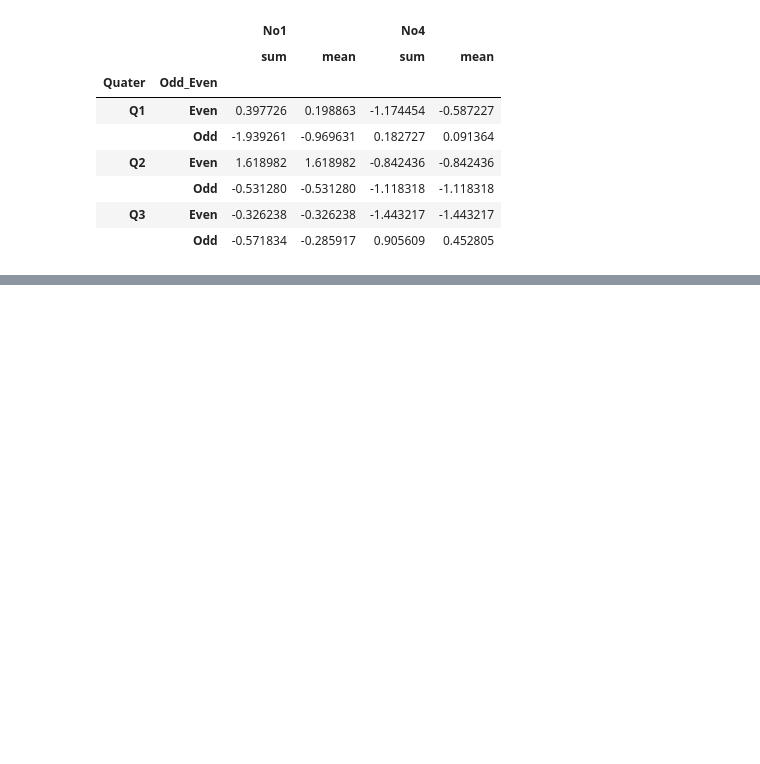
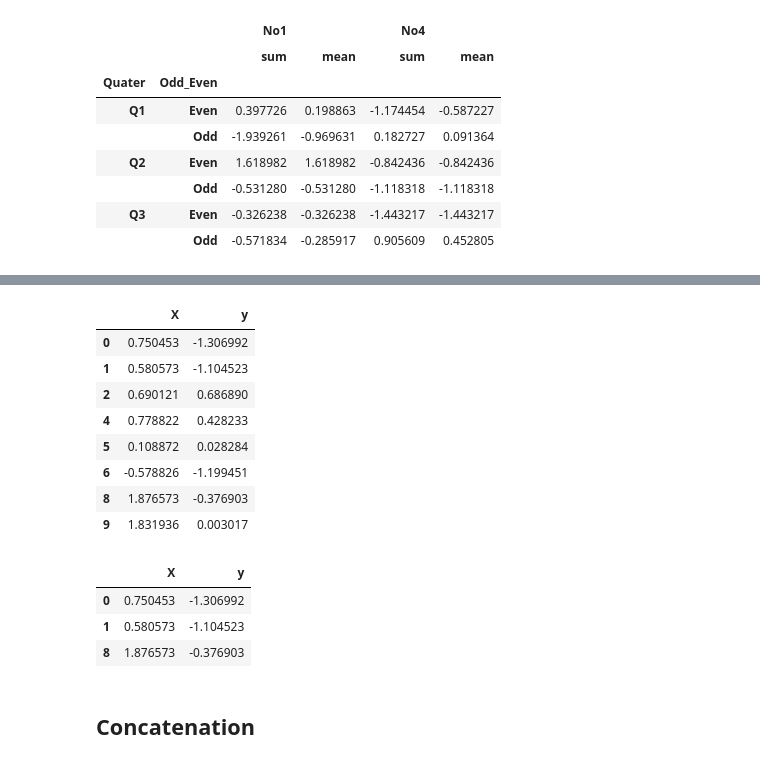
Before and after one commit to Kalebb12/Quantitative-Trading, a Jupyter notebook: learning/08_pandas.ipynb, the cells around one changed output, grey strips where cells are left out. Saved outputs shown, nothing was run; the diff lists cells and outputs as text; code cells hidden in the pictures; blank space fills up the shorter version.

```diff
--- a/learning/8_pandas.ipynb
+++ b/learning/08_pandas.ipynb
@@ -459,0 +460,4 @@ groups[['No1', 'No4']].aggregate(['sum',np.mean])
+# %%
+data = np.random.standard_normal((10,2))
+df = pd.DataFrame(data, columns=['X','y'])
+df.info()
@@ -459,0 +517,21 @@ groups[['No1', 'No4']].aggregate(['sum',np.mean])
+# %%
+df[(df.X > 0) | (df.y < 0)]
+# %% [output]
+|  | X | y |
+| 0 | 0.750453 | -1.306992 |
+| 1 | 0.580573 | -1.104523 |
+| 2 | 0.690121 | 0.686890 |
+| 4 | 0.778822 | 0.428233 |
+| 5 | 0.108872 | 0.028284 |
+| 6 | -0.578826 | -1.199451 |
+| 8 | 1.876573 | -0.376903 |
+| 9 | 1.831936 | 0.003017 |
+# %%
+df[(df.X > 0) & (df.y < 0)]
+# %% [output]
+|  | X | y |
+| 0 | 0.750453 | -1.306992 |
+| 1 | 0.580573 | -1.104523 |
+| 8 | 1.876573 | -0.376903 |
+# %% [markdown]
+## Concatenation
```
Also changed, not shown: parts of 44 cells of this notebook.
